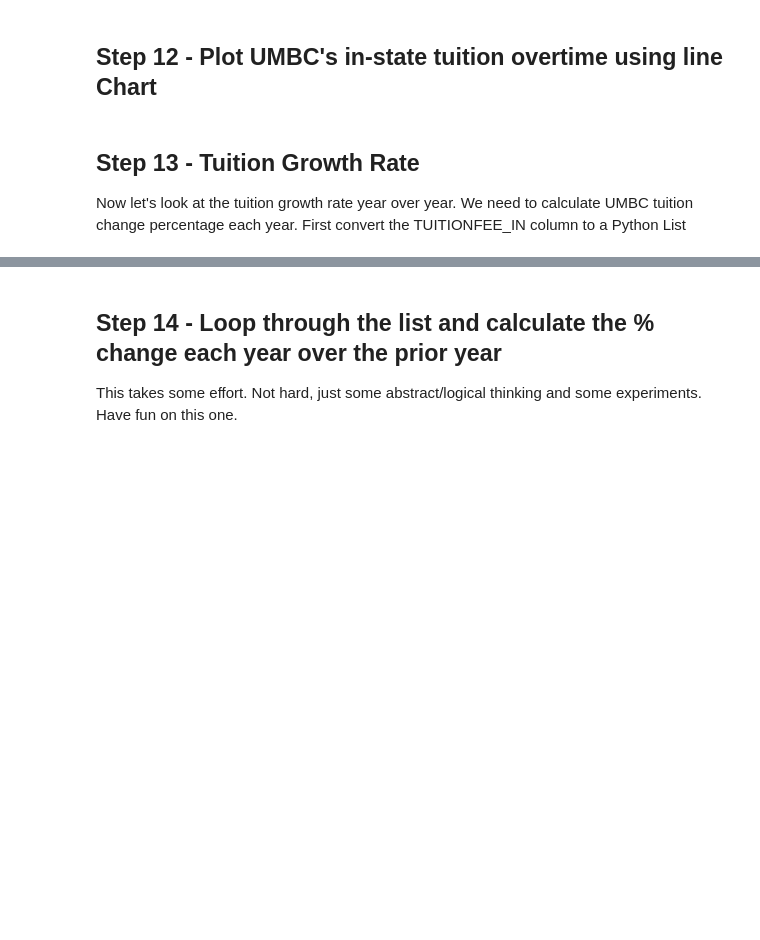
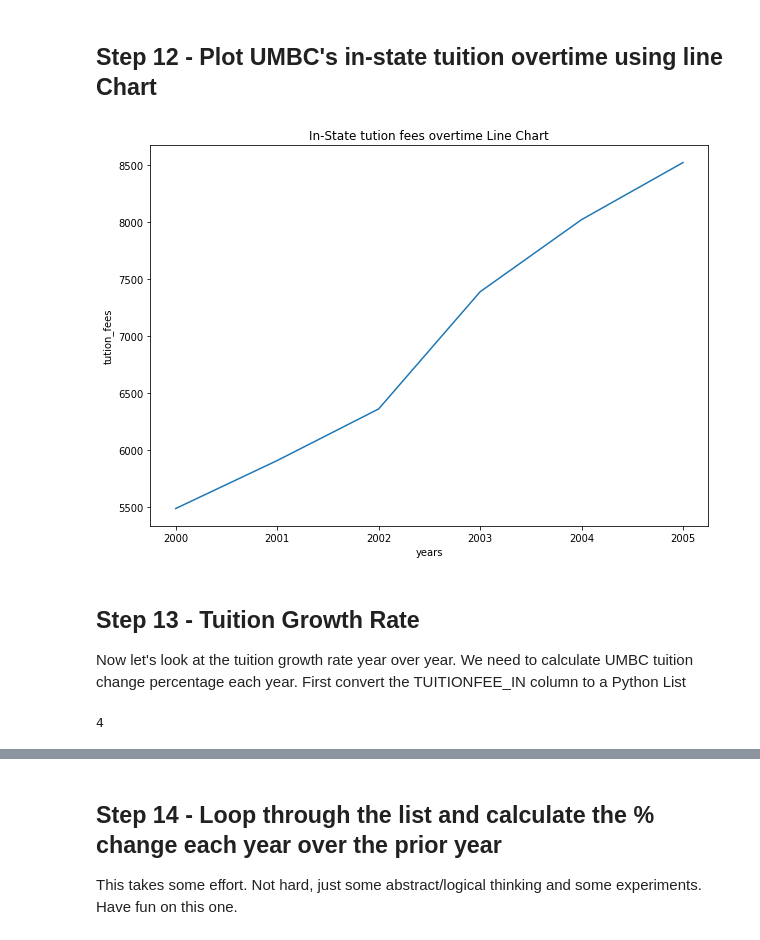
Before and after one commit to arthik1699/python-stats-dataviz, a Jupyter notebook: Assignment_06/assignments/assignment_06_colleges2/assignment_06.ipynb, the cells around one changed output, grey strips where cells are left out. Cells and saved outputs as stored; diff of their text form; code cells hidden in the pictures; blank space fills up the shorter version.

```diff
--- a/Assignment_06/assignments/assignment_06_colleges2/assignment_06.ipynb
+++ b/Assignment_06/assignments/assignment_06_colleges2/assignment_06.ipynb
@@ -289,17 +569,23 @@ plt.show()
 # %%
 #(Write code here)
 tution_fee = df_3["TUITIONFEE_IN"].head(10)
 year = df_3["year"].head(10)
 
 fig = plt.figure(figsize =(10, 7))
 
 plt.plot(year,tution_fee)
 
 plt.xlabel("years")
 plt.ylabel("tution_fees")
-plt.title("In-State tution fees overtime Bar Chart")
+plt.title("In-State tution fees overtime Line Chart")
 plt.show()
+# %% [output]
+[figure, added]
 # %% [markdown]
 ## Step 13 - Tuition Growth Rate
 
 Now let's look at the tuition growth rate year over year. We need to calculate UMBC tuition change percentage each year. First convert the TUITIONFEE_IN column to a Python List
+# %%
+df_3["TUITIONFEE_IN"].isna().sum()
+# %% [output]
+4
```
Also changed, not shown: parts of 59 cells of this notebook.
